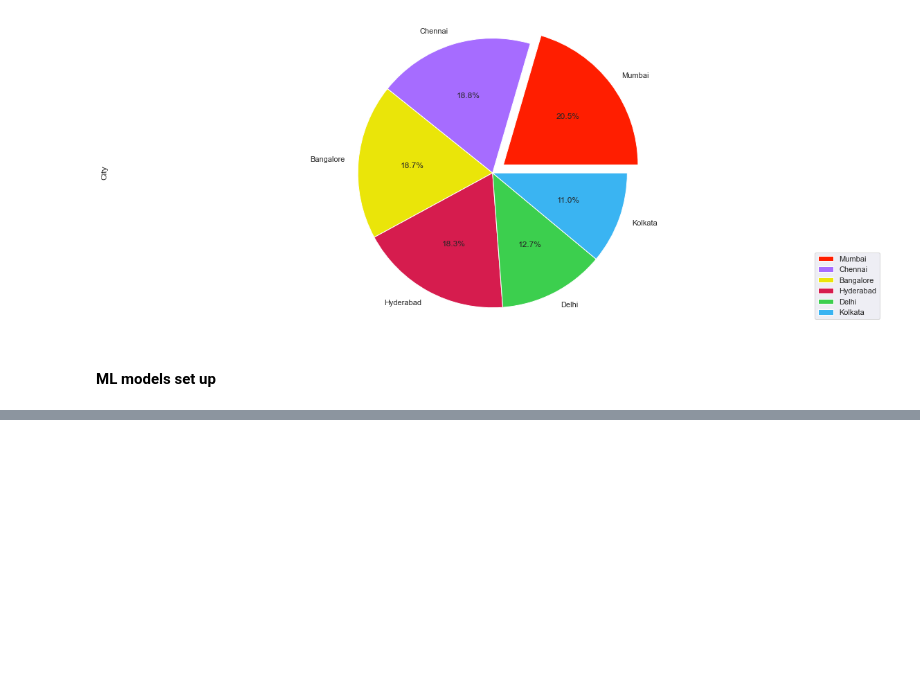
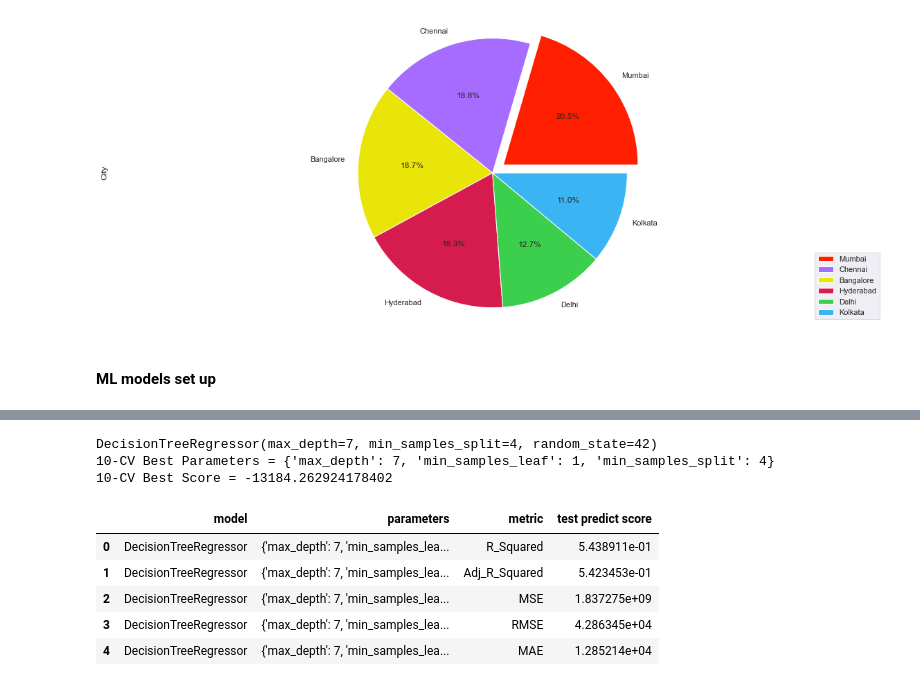
Before and after one commit to remre/housepricer, a Jupyter notebook: workenvfirst.ipynb, the cells around one changed output, grey strips where cells are left out. Cells and saved outputs as stored; diff of their text form; code cells hidden in the pictures; blank space fills up the shorter version.

```diff
--- a/workenvfirst.ipynb
+++ b/workenvfirst.ipynb
@@ -363,0 +422,9 @@ X_train, X_test, y_train, y_test = train_test_split(X, y, test_size=0.2, random_
+# %%
+def five_cv_prarm_grid(PARAM_DICT, ESTIMATOR,X_train,y_train):
+    sh = HalvingGridSearchCV(ESTIMATOR, PARAM_DICT, cv=10, scoring='neg_mean_absolute_error',min_resources="smallest",random_state=42).fit(X_train, y_train)
+    best_estimator = sh.best_estimator_
+    best_param = sh.best_params_
+    print(best_estimator)
+    print(f"10-CV Best Parameters = {best_param}")
+    print(f"10-CV Best Score = {sh.best_score_}")
+    return best_estimator, best_param
@@ -392,0 +461,18 @@ memory usage: 481.0+ KB
+# %%
+PARAM_DICT = {'max_depth': [None,3,4,5,6,7,8,9,10,11,15,20,25,30,35,40,45],'min_samples_split': [2,3,4,5],'min_samples_leaf':[1,2,3,4,5]}
+ESTIMATOR =  DecisionTreeRegressor(random_state=42)
+best_dtc_estimator, best_param = five_cv_prarm_grid(PARAM_DICT, ESTIMATOR,X_train,y_train)
+
+# test predict
+DTC_test = test_predict(best_dtc_estimator, X_train,X_test,y_train,y_test, best_param)
+DTC_test
+# %% [output]
+DecisionTreeRegressor(max_depth=7, min_samples_split=4, random_state=42)
+10-CV Best Parameters = {'max_depth': 7, 'min_samples_leaf': 1, 'min_samples_split': 4}
+10-CV Best Score = -13184.262924178402
+|  | model | parameters | metric | test predict score |
+| 0 | DecisionTreeRegressor | {'max_depth': 7, 'min_samples_lea... | R_Squared | 5.438911e-01 |
+| 1 | DecisionTreeRegressor | {'max_depth': 7, 'min_samples_lea... | Adj_R_Squared | 5.423453e-01 |
+| 2 | DecisionTreeRegressor | {'max_depth': 7, 'min_samples_lea... | MSE | 1.837275e+09 |
+| 3 | DecisionTreeRegressor | {'max_depth': 7, 'min_samples_lea... | RMSE | 4.286345e+04 |
+| 4 | DecisionTreeRegressor | {'max_depth': 7, 'min_samples_lea... | MAE | 1.285214e+04 |
```
Also changed, not shown: parts of 18 cells of this notebook.
